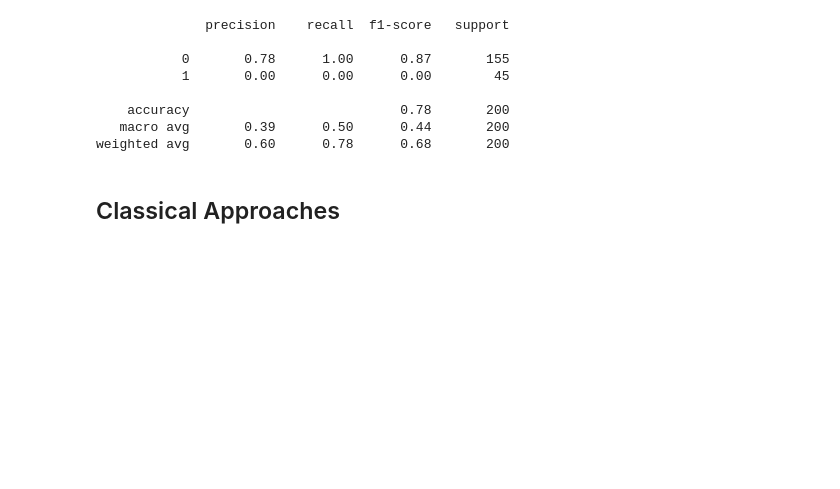
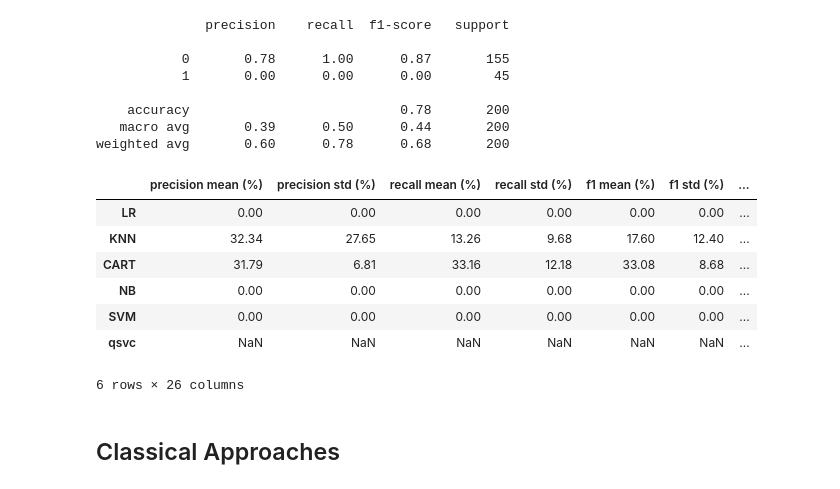
Before and after one commit to Christophe-pere/An-encoding-perspective-for-quantum-classification-advantage-using-NISQ-algorithms, a Jupyter notebook: NMF_benchmark_ML_QML.ipynb, the cells around one changed output. Cells and saved outputs as stored; diff of their text form; code cells hidden in the pictures; blank space fills up the shorter version.

```diff
--- a/NMF_benchmark_ML_QML.ipynb
+++ b/NMF_benchmark_ML_QML.ipynb
@@ -276,7 +276,18 @@ _models = []
 _models.append(('qsvc',svc))
 _metrics = ['precision', 'recall', 'f1', 'accuracy',  'matthews_corrcoef','balanced_accuracy']
 for metric in _metrics:
-    df_results= pd.concat([df_results, evaluate_ml_model(_models, sample_train, label_train, n_fold=10, metric=metric)], axis=1)
+    df_results= pd.concat([df_results, evaluate_ml_model(_models, sample_train, label_train, n_fold=10, metric=metric)])
+# %%
+df_results
+# %% [output]
+|  | precision mean (%) | precision std (%) | recall mean (%) | recall std (%) | f1 mean (%) | f1 std (%) | ... |
+| LR | 0.00 | 0.00 | 0.00 | 0.00 | 0.00 | 0.00 | ... |
+| KNN | 32.34 | 27.65 | 13.26 | 9.68 | 17.60 | 12.40 | ... |
+| CART | 31.79 | 6.81 | 33.16 | 12.18 | 33.08 | 8.68 | ... |
+| NB | 0.00 | 0.00 | 0.00 | 0.00 | 0.00 | 0.00 | ... |
+| SVM | 0.00 | 0.00 | 0.00 | 0.00 | 0.00 | 0.00 | ... |
+| qsvc | NaN | NaN | NaN | NaN | NaN | NaN | ... |
+6 rows × 26 columns
 # %% [markdown]
 ## Classical Approaches
 # %%
```
Also changed, not shown: 7 other files.
